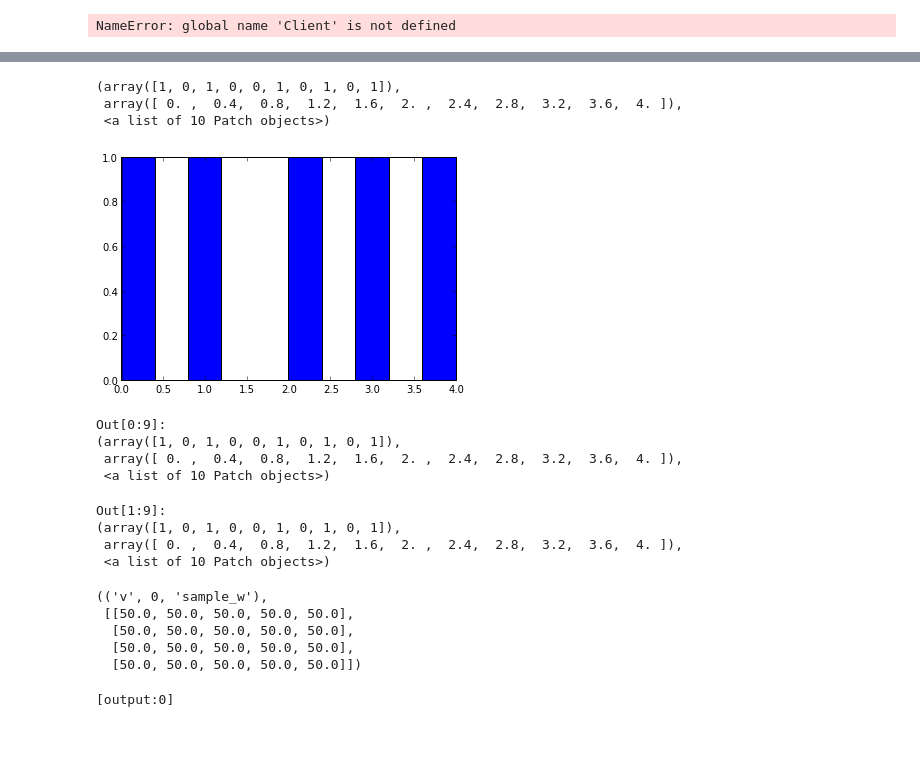
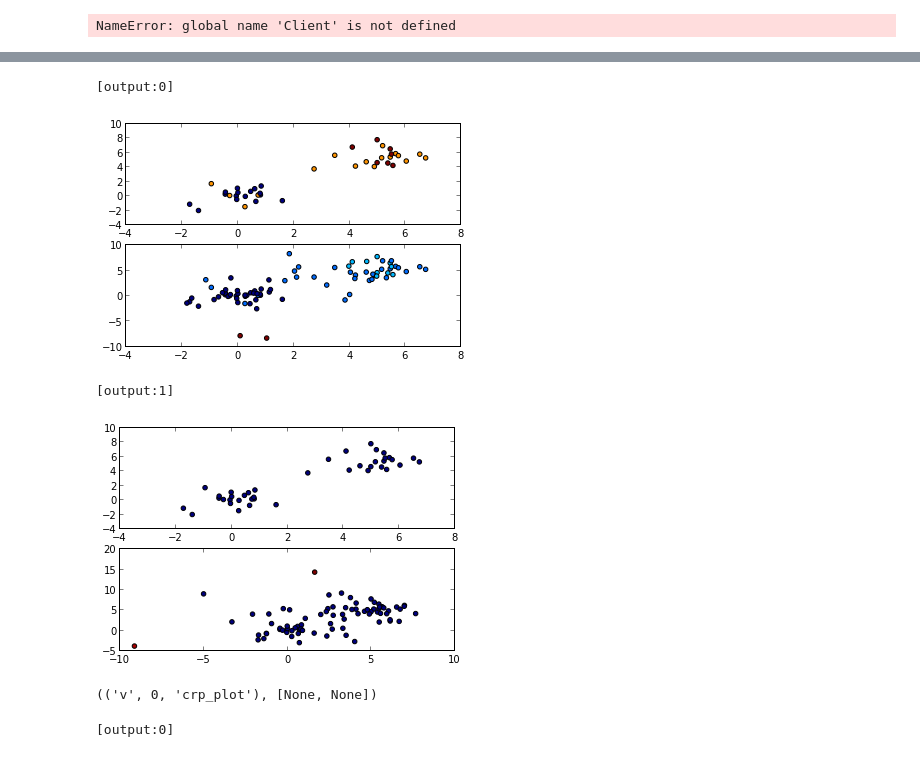
Before and after one commit to owainevans/myunit, a Jupyter notebook: nb_ip_parallel.ipynb, the cells around one changed output, grey strips where cells are left out. Saved outputs shown, nothing was run; the diff lists cells and outputs as text; code cells hidden in the pictures.

```diff
--- a/nb_ip_parallel.ipynb
+++ b/nb_ip_parallel.ipynb
@@ -99,19 +99,20 @@ NameError: global name 'Client' is not defined
 clear_all_engines()
 
 prog='''
-[assume alpha (uniform_continuous .9 1)]
+[assume alpha (uniform_continuous .01 1)]
 [assume crp (make_crp alpha) ]
 [assume z (mem (lambda (i) (crp) ) ) ]
-[assume mu (mem (lambda (z dim) (normal 0 30) ) ) ]
-[assume sig (mem (lambda (z dim) (uniform_continuous .1 1) ) ) ]
+[assume mu (mem (lambda (z dim) (normal 0 5) ) ) ]
+[assume sig (mem (lambda (z dim) (uniform_continuous .1 8) ) ) ]
 [assume x (mem (lambda (i dim) (normal (mu (z i) dim) (sig (z i) dim)))  ) ]'''
 v=MRipl(2)
 v.execute_program(prog)
 
 nor = np.random.normal
-n=40
-x0 = list(nor(0,1,20)) + list(nor(5,3,20))
-x1 = list(nor(0,1,20)) + list(nor(5,3,20))
-scatter(xs,ys,c=[0]*10 + [1]*10)
-[v.observe( '(x %i 0)' % i, str(x0[i]), label=( 'x_%i0' % i) ) for i in range(len(x0))]
-[v.observe( '(x %i 1)' % i, str(x1[i]), label=( 'x_%i1' % i) ) for i in range(len(x1))]
+n=40;
+x0 = list(nor(0,1,n/2)) + list(nor(5,1,n/2))
+x1 = list(nor(0,1,n/2)) + list(nor(5,1,n/2))
+scatter(x0,x1,c=([0]*(n/2) + [1]*(n/2)))
+[v.observe( '(x %i 0)' % i, str(x0[i]), label=( 'x_%i0' % i) ) for i in range(len(x0))];
+[v.observe( '(x %i 1)' % i, str(x1[i]), label=( 'x_%i1' % i) ) for i in range(len(x1))];
+v.infer(800)
@@ -118,36 +123,24 @@ scatter(xs,ys,c=[0]*10 + [1]*10)
 # %%
 %%mr_map crp_plot v
-n=20
+n=40
 def crp_plot(v):
     x0 = [v.sample( '(x %i 0)' % i ) for i in range(n) ]
-    x1 = [v.sample( '(x %i 1' % i ) for i in range(n) ]
+    x1 = [v.sample( '(x %i 1)' % i ) for i in range(n) ]
     zs = [v.sample('(z %i)' % i) for i in range(n) ]
-    fig,ax = plt.subplots(2)
+    fig,ax = plt.subplots(2,sharex=True,sharey=True)
     ax[0].scatter(x0,x1,c=zs)
 
     px0 = [v.predict( '(x %i 0)' % i ) for i in range(n,2*n) ]
     px1 = [v.predict( '(x %i 1)' % i ) for i in range(n,2*n) ]
     pzs = [v.predict('(z %i)' % i) for i in range(n,2*n) ]
-    ax[1].scatter(px0,px1,c=pzs)
-    return zs,pzs
+    ax[1].scatter(x0+px0,x1+px1,c=zs+pzs)
+    return None
 # %% [output]
-(array([1, 0, 1, 0, 0, 1, 0, 1, 0, 1]),
- array([ 0. ,  0.4,  0.8,  1.2,  1.6,  2. ,  2.4,  2.8,  3.2,  3.6,  4. ]),
- <a list of 10 Patch objects>)
+[output:0]
-[figure, old version]
+[figure, new version]
-Out[0:9]:
-(array([1, 0, 1, 0, 0, 1, 0, 1, 0, 1]),
- array([ 0. ,  0.4,  0.8,  1.2,  1.6,  2. ,  2.4,  2.8,  3.2,  3.6,  4. ]),
- <a list of 10 Patch objects>)
+[output:1]
+[figure, added]
-Out[1:9]:
-(array([1, 0, 1, 0, 0, 1, 0, 1, 0, 1]),
- array([ 0. ,  0.4,  0.8,  1.2,  1.6,  2. ,  2.4,  2.8,  3.2,  3.6,  4. ]),
- <a list of 10 Patch objects>)
+(('v', 0, 'crp_plot'), [None, None])
-(('v', 0, 'sample_w'),
- [[50.0, 50.0, 50.0, 50.0, 50.0],
-  [50.0, 50.0, 50.0, 50.0, 50.0],
-  [50.0, 50.0, 50.0, 50.0, 50.0],
-  [50.0, 50.0, 50.0, 50.0, 50.0]])
 # %%
 %%mr_map plot v
 
```
Also changed, not shown: parts of 1 cell of this notebook, 1 other file.
